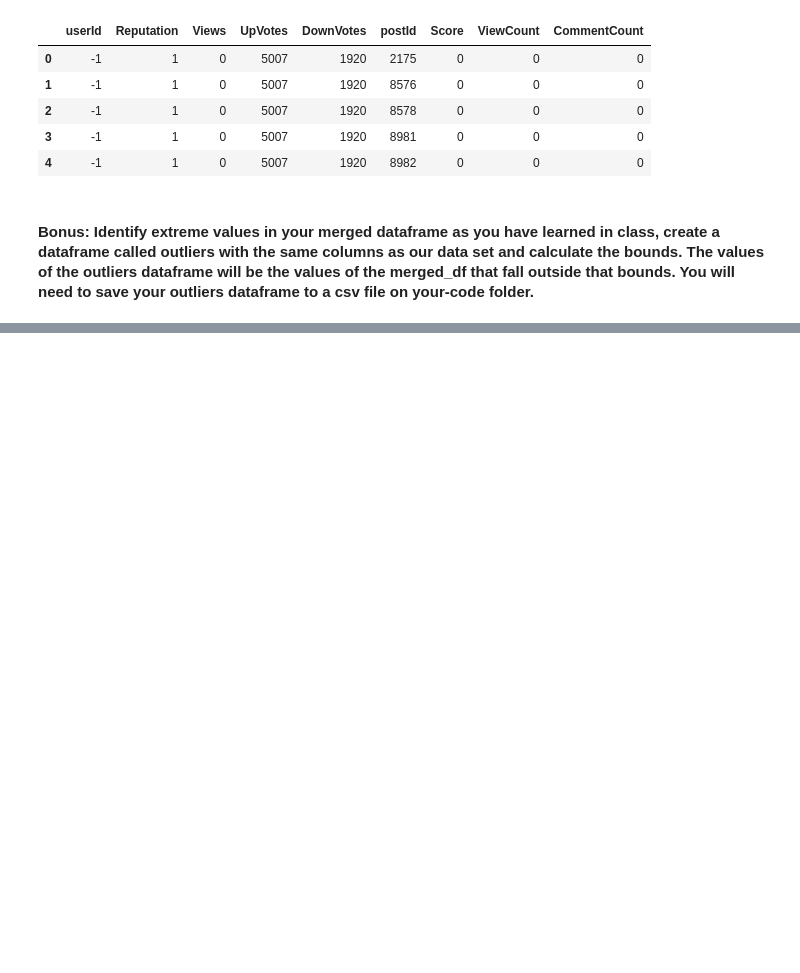
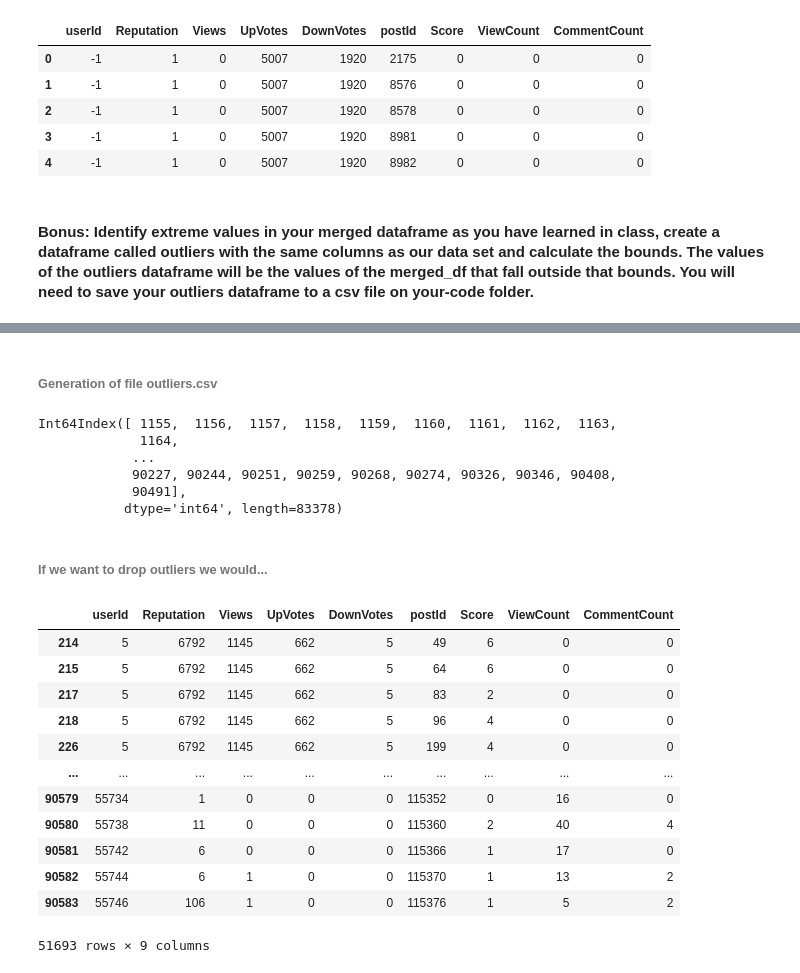
Before and after one commit to ironhack-datalabs/datamex0120, a Jupyter notebook: module-1/lab-data_cleaning/your-code/main.ipynb, the cells around one changed output, grey strips where cells are left out. Saved outputs shown, nothing was run; the diff lists cells and outputs as text; code cells hidden in the pictures; blank space fills up the shorter version.

```diff
--- a/module-1/lab-data_cleaning/your-code/main.ipynb
+++ b/module-1/lab-data_cleaning/your-code/main.ipynb
@@ -162,0 +192,3 @@ users_posts.astype({'ViewCount':'int32'}).head()
+# %%
+stats['IQR'] = stats['75%'] - stats['25%']
+stats
@@ -162,0 +206,2 @@ users_posts.astype({'ViewCount':'int32'}).head()
+# %%
+upc = users_posts_clean.copy()
@@ -162,0 +222,15 @@ users_posts.astype({'ViewCount':'int32'}).head()
+# %%
+outliers = pd.DataFrame(columns=upc.columns)
+
+for col in stats.index:
+    iqr = stats.at[col,'IQR']
+    cutoff = iqr * 1.5
+    lower = stats.at[col,'25%'] - cutoff
+    upper = stats.at[col,'75%'] + cutoff
+    results = upc[(upc[col] < lower) |
+                   (upc[col] > upper)].copy()
+    results['Outlier'] = col
+    outliers = outliers.append(results)
+
+
+outliers.head()
@@ -162,0 +251,2 @@ users_posts.astype({'ViewCount':'int32'}).head()
+# %% [markdown]
+###### Generation of file outliers.csv
@@ -162,0 +255,28 @@ users_posts.astype({'ViewCount':'int32'}).head()
+# %%
+outliers_indexes = outliers.T.columns
+outliers_indexes
+# %% [output]
+Int64Index([ 1155,  1156,  1157,  1158,  1159,  1160,  1161,  1162,  1163,
+             1164,
+            ...
+            90227, 90244, 90251, 90259, 90268, 90274, 90326, 90346, 90408,
+            90491],
+           dtype='int64', length=83378)
+# %% [markdown]
+###### If we want to drop outliers we would...
+# %%
+upc.drop(outliers_indexes)
+# %% [output]
+|  | userId | Reputation | Views | UpVotes | DownVotes | postId | Score | ViewCount | CommentCount |
+| 214 | 5 | 6792 | 1145 | 662 | 5 | 49 | 6 | 0 | 0 |
+| 215 | 5 | 6792 | 1145 | 662 | 5 | 64 | 6 | 0 | 0 |
+| 217 | 5 | 6792 | 1145 | 662 | 5 | 83 | 2 | 0 | 0 |
+| 218 | 5 | 6792 | 1145 | 662 | 5 | 96 | 4 | 0 | 0 |
+| 226 | 5 | 6792 | 1145 | 662 | 5 | 199 | 4 | 0 | 0 |
+| ... | ... | ... | ... | ... | ... | ... | ... | ... | ... |
+| 90579 | 55734 | 1 | 0 | 0 | 0 | 115352 | 0 | 16 | 0 |
+| 90580 | 55738 | 11 | 0 | 0 | 0 | 115360 | 2 | 40 | 4 |
+| 90581 | 55742 | 6 | 0 | 0 | 0 | 115366 | 1 | 17 | 0 |
+| 90582 | 55744 | 6 | 1 | 0 | 0 | 115370 | 1 | 13 | 2 |
+| 90583 | 55746 | 106 | 1 | 0 | 0 | 115376 | 1 | 5 | 2 |
+51693 rows × 9 columns
```
Also changed, not shown: parts of 7 cells of this notebook, 1 other file.
